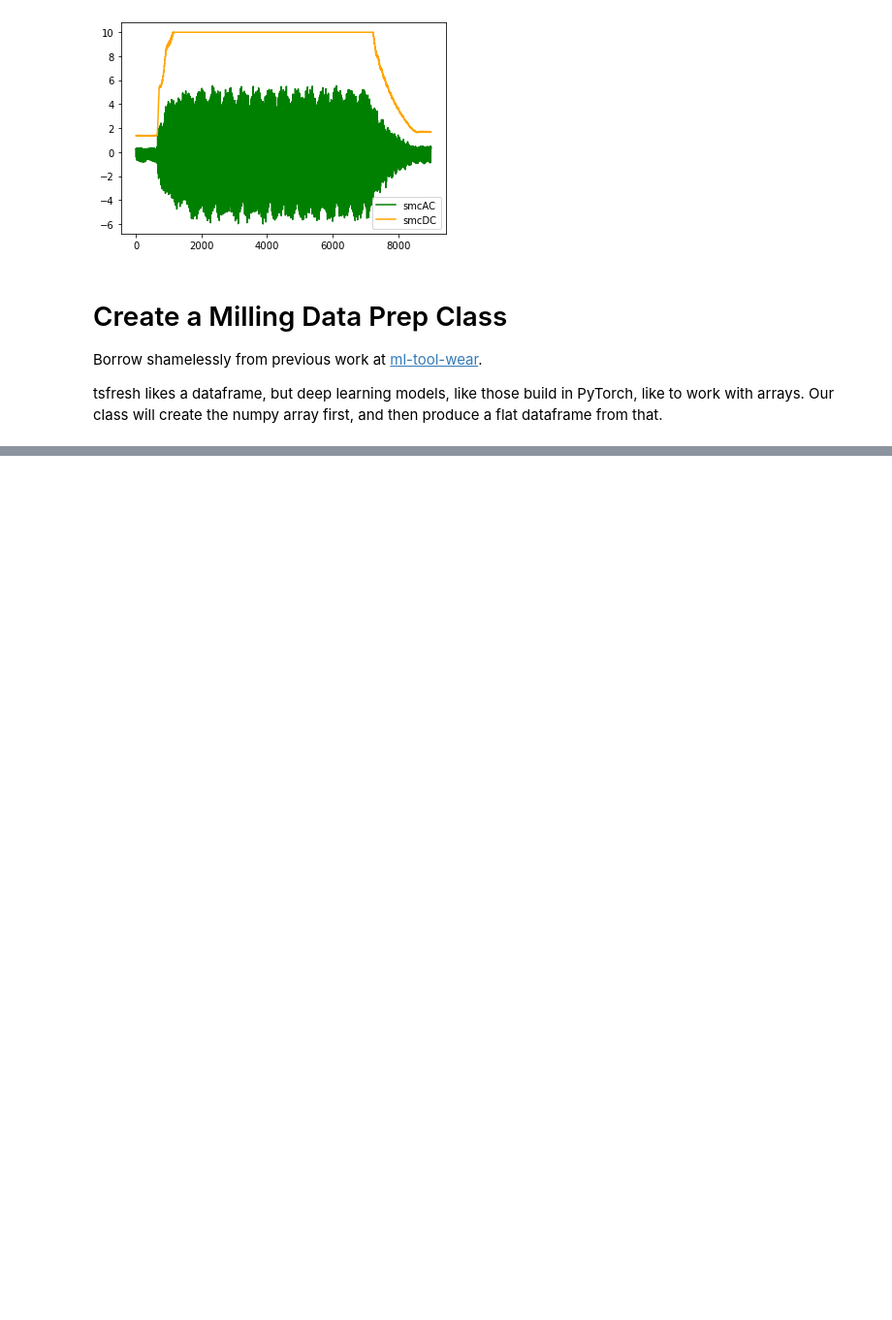
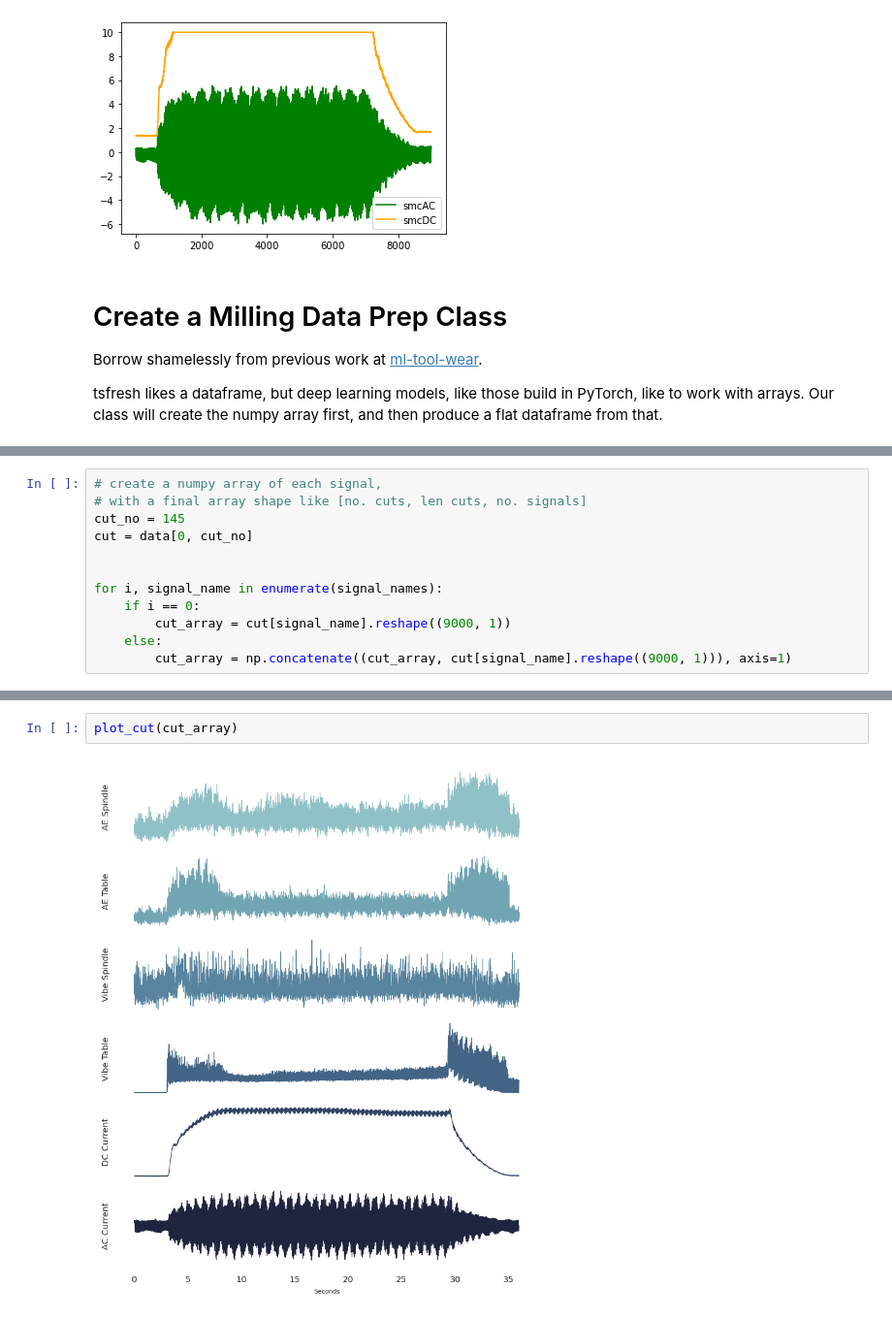
Before and after one commit to tvhahn/tspipe, a Jupyter notebook: notebooks/1.0-milling-tsfresh.ipynb, the cells around one changed output, grey strips where cells are left out. Shown at 97% size. Cells and saved outputs as stored; diff of their text form; blank space fills up the shorter version.

```diff
--- a/notebooks/1.0-milling-tsfresh.ipynb
+++ b/notebooks/1.0-milling-tsfresh.ipynb
@@ -150,0 +168,12 @@ def create_tensor(
+# %%
+# create a numpy array of each signal,
+# with a final array shape like [no. cuts, len cuts, no. signals]
+cut_no = 145
+cut = data[0, cut_no]
+
+
+for i, signal_name in enumerate(signal_names):
+    if i == 0:
+        cut_array = cut[signal_name].reshape((9000, 1))
+    else:
+        cut_array = np.concatenate((cut_array, cut[signal_name].reshape((9000, 1))), axis=1)
@@ -150,0 +244,4 @@ def create_tensor(
+# %%
+plot_cut(cut_array)
+# %% [output]
+[figure, added]
```
Also changed, not shown: parts of 11 cells of this notebook.
